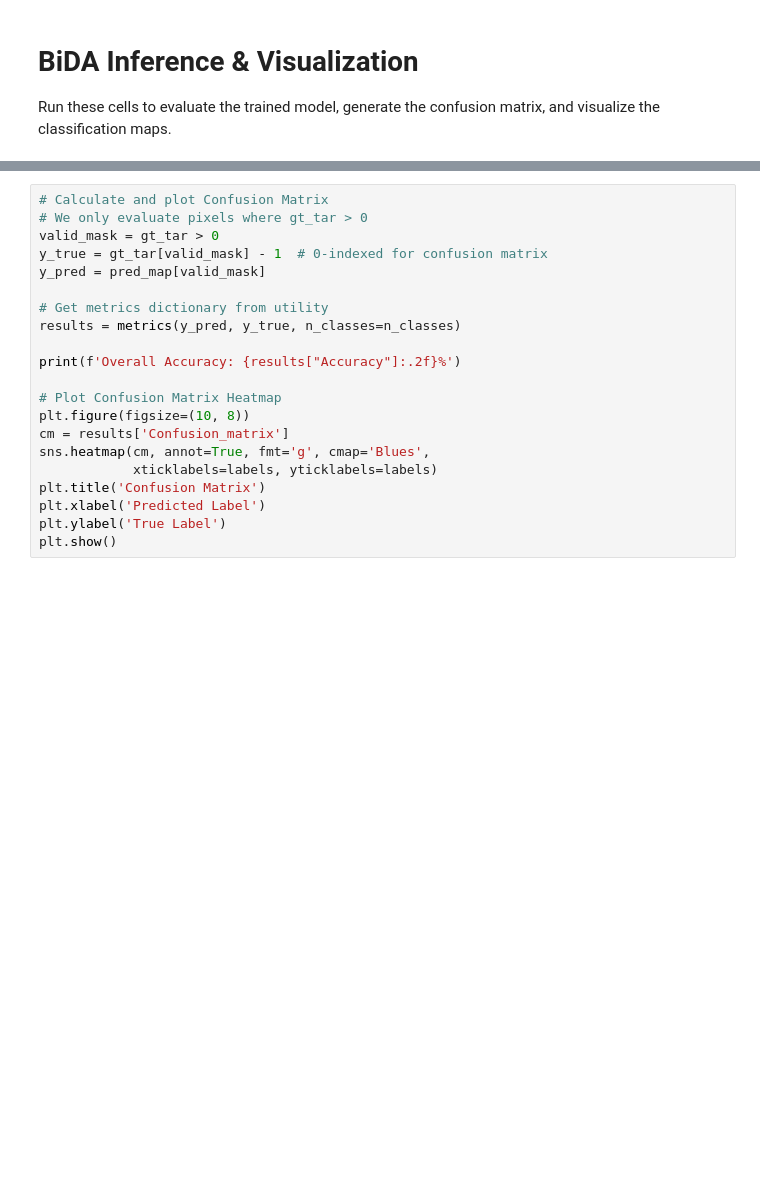
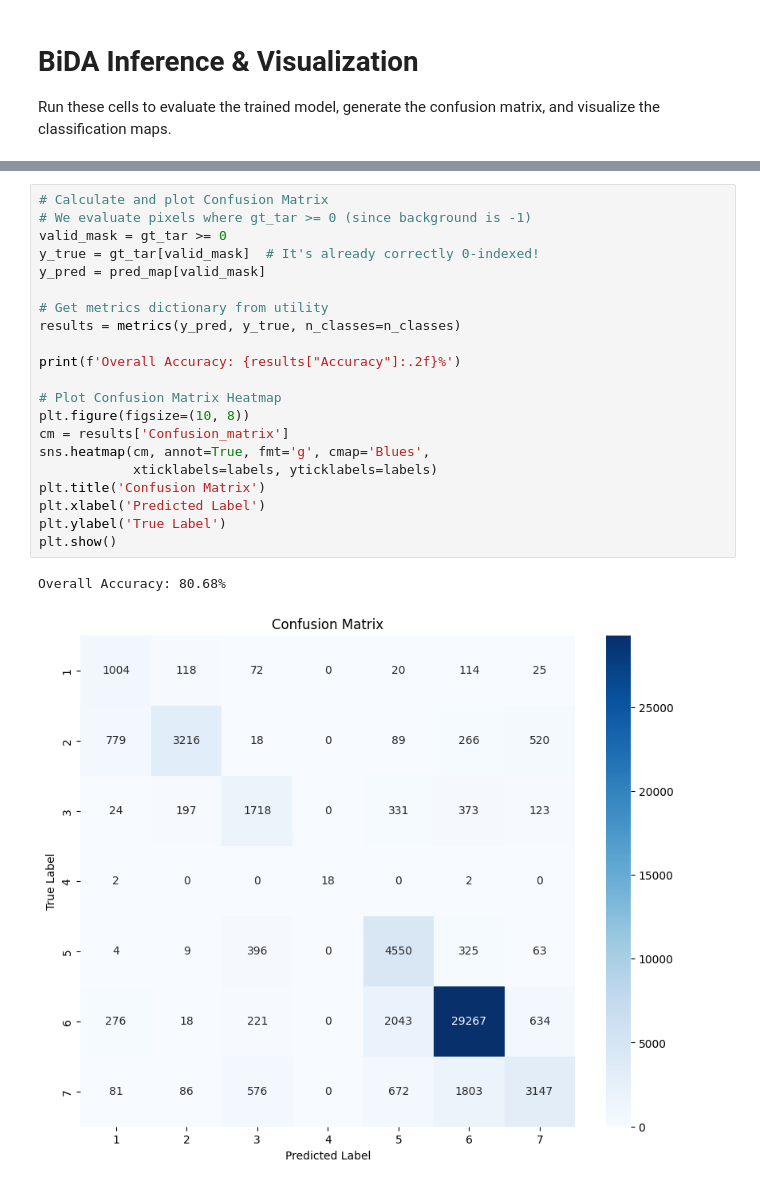
Before and after one commit to Karsuman4298/Bi-Directional_Domain_Adaption_HSI, a Jupyter notebook: inference.ipynb, the cells around one changed output, grey strips where cells are left out. Cells and saved outputs as stored; diff of their text form; blank space fills up the shorter version.

```diff
--- a/inference.ipynb
+++ b/inference.ipynb
@@ -105,24 +162,27 @@ print('Inference complete.')
 # %%
 # Calculate and plot Confusion Matrix
-# We only evaluate pixels where gt_tar > 0
-valid_mask = gt_tar > 0
-y_true = gt_tar[valid_mask] - 1  # 0-indexed for confusion matrix
+# We evaluate pixels where gt_tar >= 0 (since background is -1)
+valid_mask = gt_tar >= 0
+y_true = gt_tar[valid_mask]  # It's already correctly 0-indexed!
 y_pred = pred_map[valid_mask]
 
 # Get metrics dictionary from utility
 results = metrics(y_pred, y_true, n_classes=n_classes)
 
 print(f'Overall Accuracy: {results["Accuracy"]:.2f}%')
 
 # Plot Confusion Matrix Heatmap
 plt.figure(figsize=(10, 8))
 cm = results['Confusion_matrix']
 sns.heatmap(cm, annot=True, fmt='g', cmap='Blues',
             xticklabels=labels, yticklabels=labels)
 plt.title('Confusion Matrix')
 plt.xlabel('Predicted Label')
 plt.ylabel('True Label')
 plt.show()
+# %% [output]
+Overall Accuracy: 80.68%
+[figure, added]
 # %%
 # Visualize Classification Maps
 plt.figure(figsize=(16, 8))
```
Also changed, not shown: parts of 8 cells of this notebook, 10 other files.
